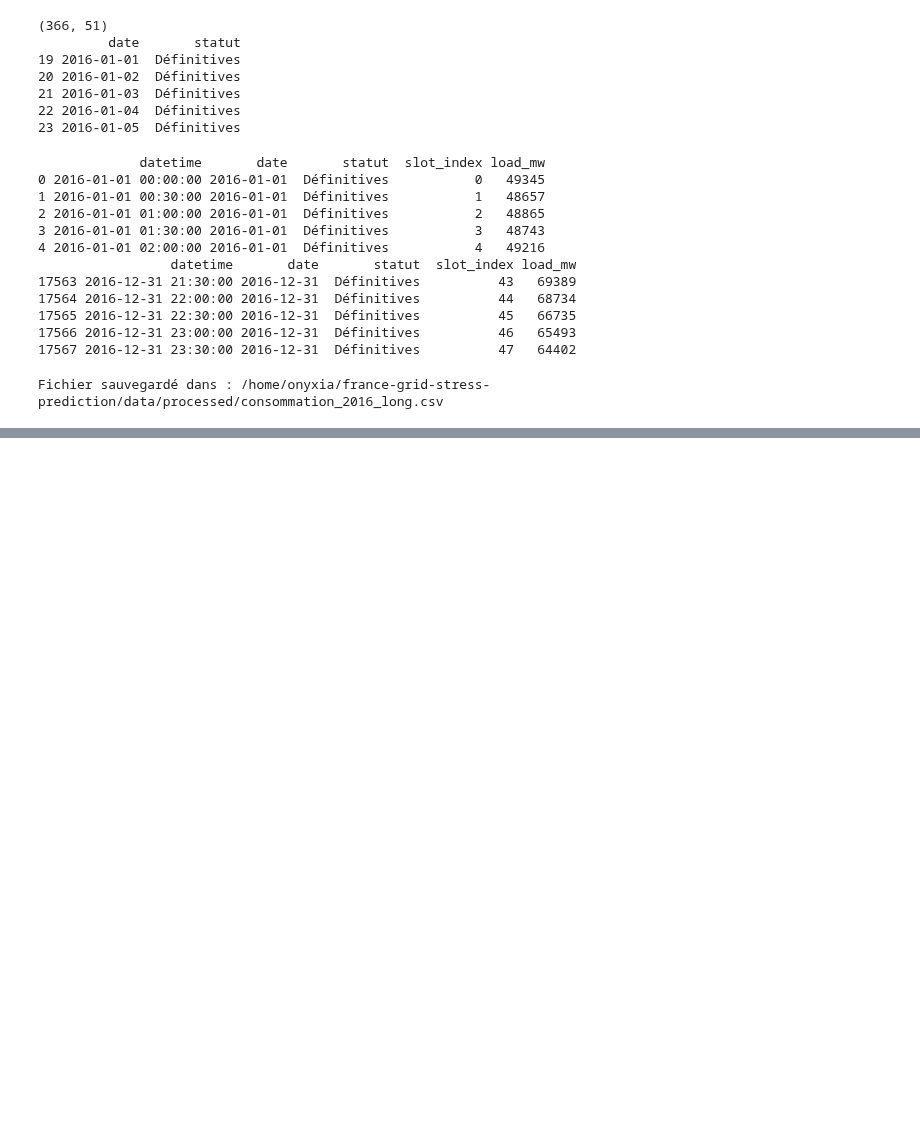
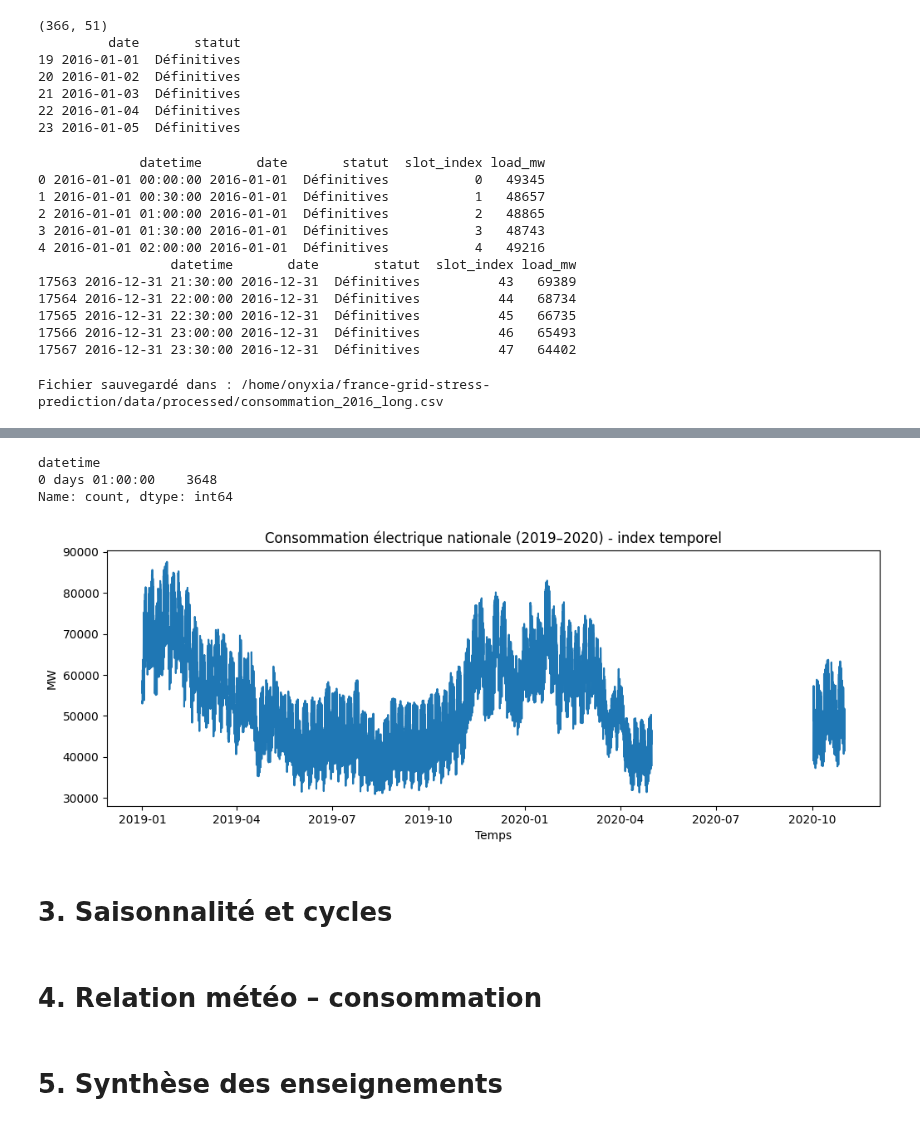
Before and after one commit to quentinbenchetrit/france-grid-stress-prediction, a Jupyter notebook: notebooks/01_exploration.ipynb, the cells around one changed output, grey strips where cells are left out. Cells and saved outputs as stored; diff of their text form; code cells hidden in the pictures; blank space fills up the shorter version.

```diff
--- a/notebooks/01_exploration.ipynb
+++ b/notebooks/01_exploration.ipynb
@@ -258,0 +374,34 @@ Fichier sauvegardé dans : /home/onyxia/france-grid-stress-prediction/data/proce
+# %%
+df_gap = df_gap.sort_values("datetime")
+df_gap["datetime"].diff().value_counts().head(5)
+# %% [output]
+datetime
+0 days 01:00:00    3648
+Name: count, dtype: int64
+# %%
+df_zoom = df[(df["datetime"] >= pd.Timestamp("2019-01-01")) & (df["datetime"] <= pd.Timestamp("2020-12-31"))].copy()
+
+# tri obligatoire
+df_zoom = df_zoom.sort_values("datetime")
+
+# vérifier monotonicité
+df_zoom["datetime"].is_monotonic_increasing, df_zoom["datetime"].duplicated().sum()
+
+df_zoom = df_zoom.drop_duplicates(subset=["datetime"]).sort_values("datetime")
+# %%
+s = df_zoom.set_index("datetime")["load_mw"].sort_index()
+
+plt.figure(figsize=(12,4))
+plt.plot(s.index, s.values)
+plt.title("Consommation électrique nationale (2019–2020) - index temporel")
+plt.xlabel("Temps")
+plt.ylabel("MW")
+plt.show()
+# %% [output]
+[figure, added]
+# %% [markdown]
+# 3. Saisonnalité et cycles
+# %% [markdown]
+# 4. Relation météo – consommation
+# %% [markdown]
+# 5. Synthèse des enseignements
```
Also changed, not shown: parts of 17 cells of this notebook.
